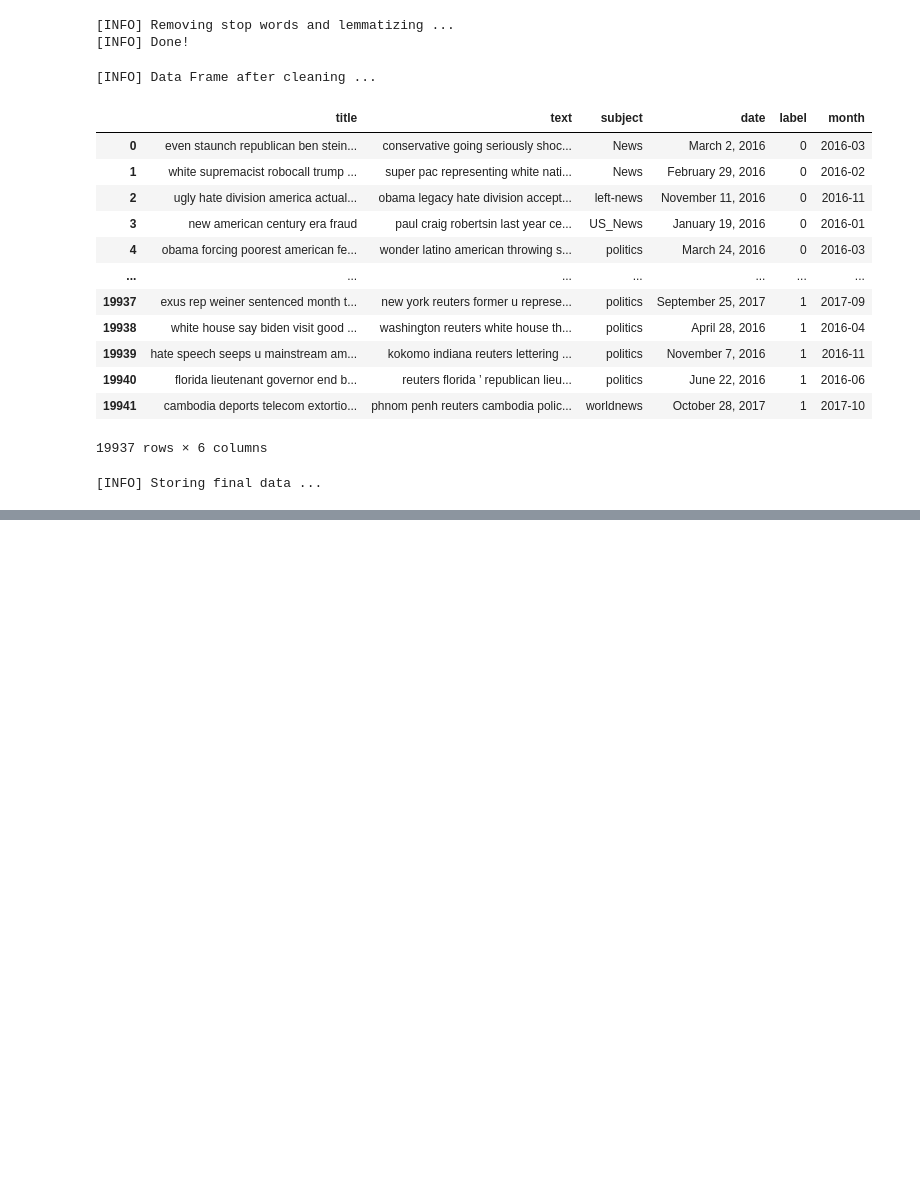
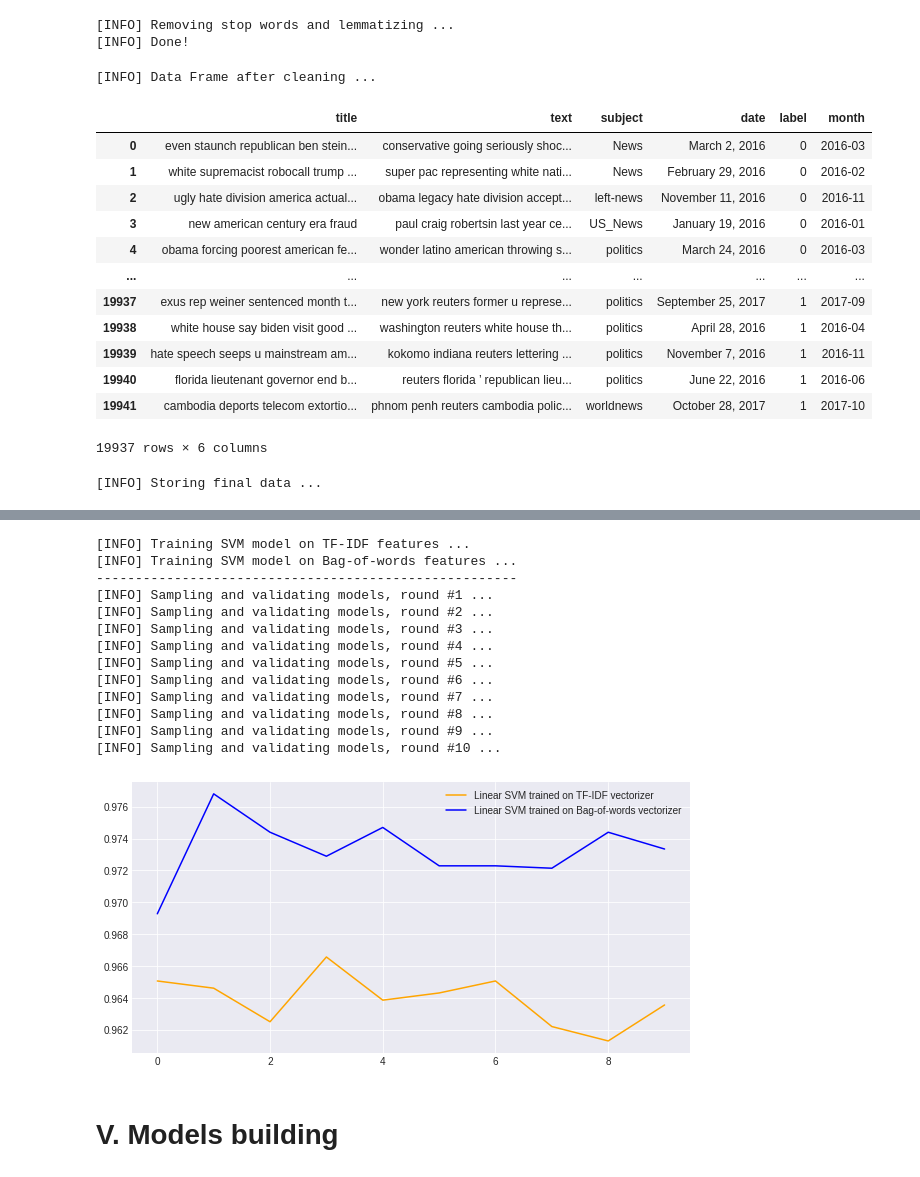
Before and after one commit to hieubkvn123/iecoe-sg-technical-interview, a Jupyter notebook: submit/Part2_NongMinhHieu_ML_Task.ipynb, the cells around one changed output, grey strips where cells are left out. Drawn from its saved outputs; the diff is of its cells as text; code cells hidden in the pictures; blank space fills up the shorter version.

```diff
--- a/submit/Part2_NongMinhHieu_ML_Task.ipynb
+++ b/submit/Part2_NongMinhHieu_ML_Task.ipynb
@@ -415,3 +427,57 @@ df.to_pickle("df_final.gzip")
 # Reload from check point if existed
 if(os.path.exists("df_final.gzip")):
     df = pd.read_pickle("df_final.gzip")
+# %%
+features_tf_idf = TfidfVectorizer().fit_transform(df['title'])
+features_bow    = CountVectorizer().fit_transform(df['title'])
+targets = df['label']
+# %%
+accuracies_tf_idf = []
+accuracies_bow    = []
+
+model_tf_idf = SVC(kernel='linear', C=1.0)
+model_bow    = SVC(kernel='linear', C=1.0)
+
+print('[INFO] Training SVM model on TF-IDF features ... ')
+X_train, X_test, Y_train, Y_test = train_test_split(features_tf_idf, targets, test_size=0.333, random_state=40000)
+model_tf_idf.fit(X_train, Y_train)
+
+print('[INFO] Training SVM model on Bag-of-words features ...')
+X_train, X_test, Y_train, Y_test = train_test_split(features_bow, targets, test_size=0.333, random_state=40000)
+model_bow.fit(X_train, Y_train)
+
+print('------------------------------------------------------')
+for i in range(10):
+    print(f'[INFO] Sampling and validating models, round #{i+1} ...')
+    X_train, X_test, Y_train, Y_test = train_test_split(features_tf_idf, targets, test_size=0.333, shuffle=True)
+    predictions = model_tf_idf.predict(X_test)
+    accuracy = accuracy_score(predictions, Y_test)
+    accuracies_tf_idf.append(accuracy)
+
+    X_train, X_test, Y_train, Y_test = train_test_split(features_bow, targets, test_size=0.333, shuffle=True)
+    predictions = model_bow.predict(X_test)
+    accuracy = accuracy_score(predictions, Y_test)
+    accuracies_bow.append(accuracy)
+
+fig, ax = plt.subplots(figsize=(10, 5))
+ax.plot(accuracies_tf_idf, color='orange', label="Linear SVM trained on TF-IDF vectorizer")
+ax.plot(accuracies_bow,    color='blue',   label="Linear SVM trained on Bag-of-words vectorizer")
+ax.legend()
+plt.show()
+# %% [output]
+[INFO] Training SVM model on TF-IDF features ...
+[INFO] Training SVM model on Bag-of-words features ...
+------------------------------------------------------
+[INFO] Sampling and validating models, round #1 ...
+[INFO] Sampling and validating models, round #2 ...
+[INFO] Sampling and validating models, round #3 ...
+[INFO] Sampling and validating models, round #4 ...
+[INFO] Sampling and validating models, round #5 ...
+[INFO] Sampling and validating models, round #6 ...
+[INFO] Sampling and validating models, round #7 ...
+[INFO] Sampling and validating models, round #8 ...
+[INFO] Sampling and validating models, round #9 ...
+[INFO] Sampling and validating models, round #10 ...
+[figure, added]
+# %% [markdown]
+# V. Models building
```
Also changed, not shown: parts of 8 cells of this notebook.
